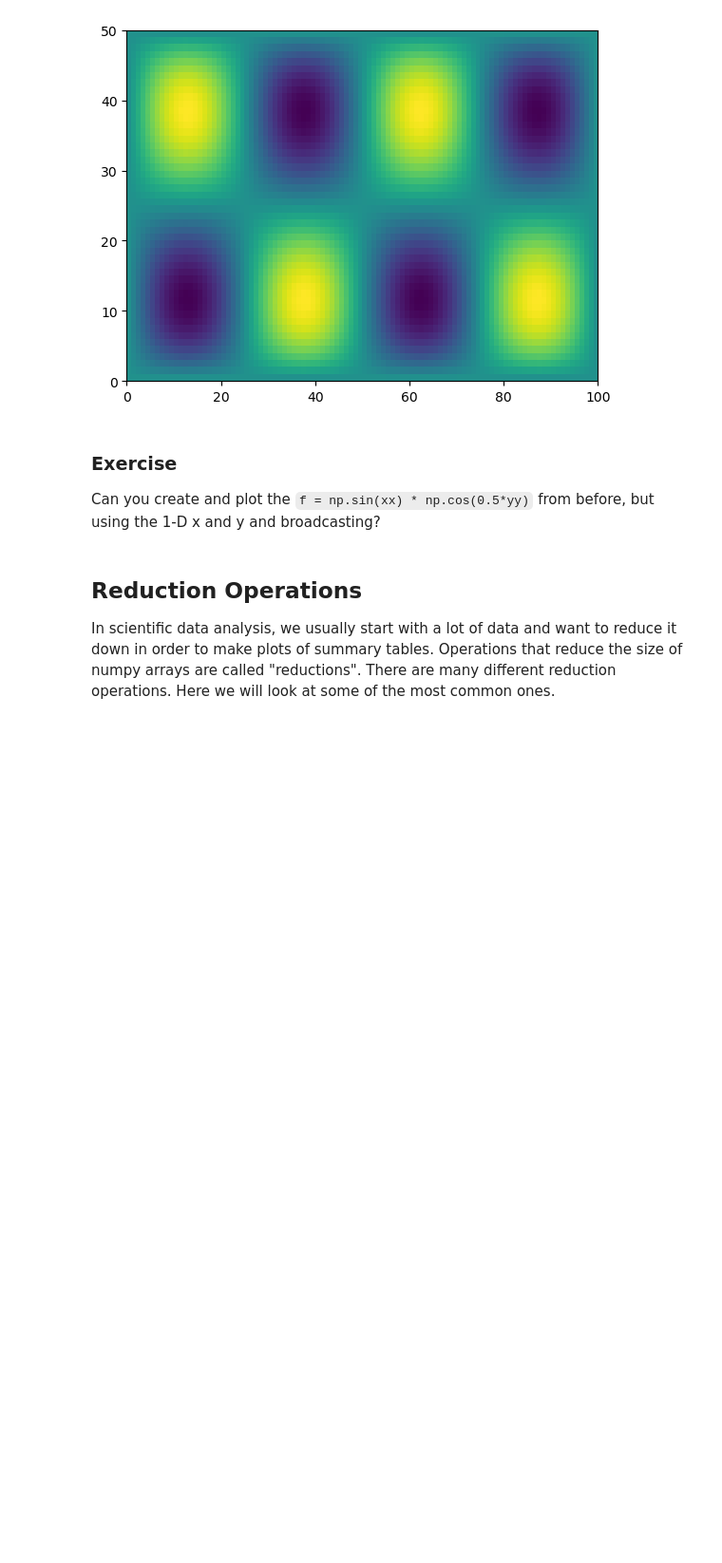
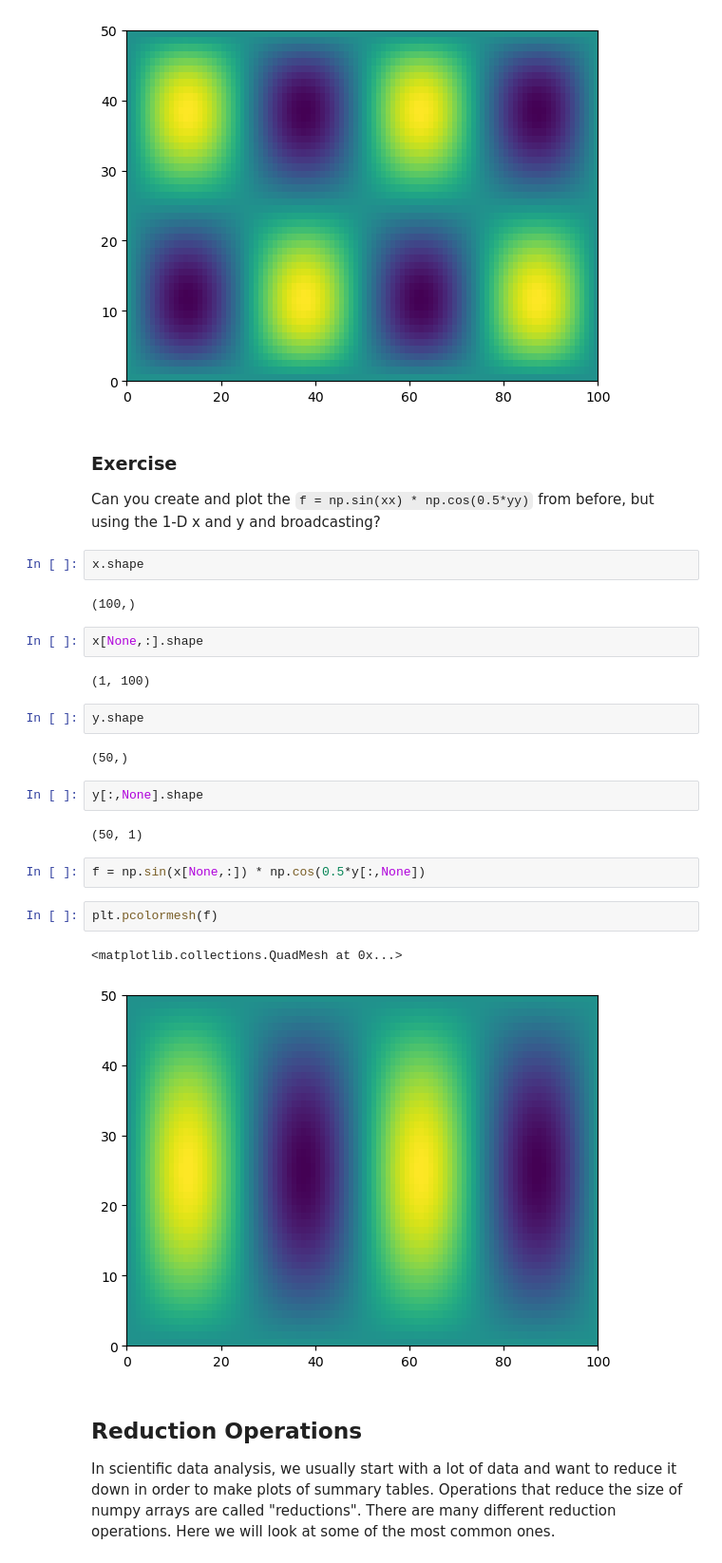
Before and after one commit to earth-DS-ML/summer_2025, a Jupyter notebook: _sources/lectures_DS/sci_python/numpy_and_matplotlib.ipynb, the cells around one changed output. Shown at 95% size. Saved outputs shown, nothing was run; the diff lists cells and outputs as text; blank space fills up the shorter version.

```diff
--- a/_sources/lectures_DS/sci_python/numpy_and_matplotlib.ipynb
+++ b/_sources/lectures_DS/sci_python/numpy_and_matplotlib.ipynb
@@ -373,6 +378,29 @@ plt.pcolormesh(h)
 # %% [markdown]
 ### Exercise
 Can you create and plot the `f = np.sin(xx) * np.cos(0.5*yy)` from before, but using the 1-D x and y and broadcasting?
+# %%
+x.shape
+# %% [output]
+(100,)
+# %%
+x[None,:].shape
+# %% [output]
+(1, 100)
+# %%
+y.shape
+# %% [output]
+(50,)
+# %%
+y[:,None].shape
+# %% [output]
+(50, 1)
+# %%
+f = np.sin(x[None,:]) * np.cos(0.5*y[:,None])
+# %%
+plt.pcolormesh(f)
+# %% [output]
+<matplotlib.collections.QuadMesh at 0x...>
+[figure, added]
 # %% [markdown]
 ## Reduction Operations
 
```
Also changed, not shown: parts of 16 cells of this notebook, 56 other files.
